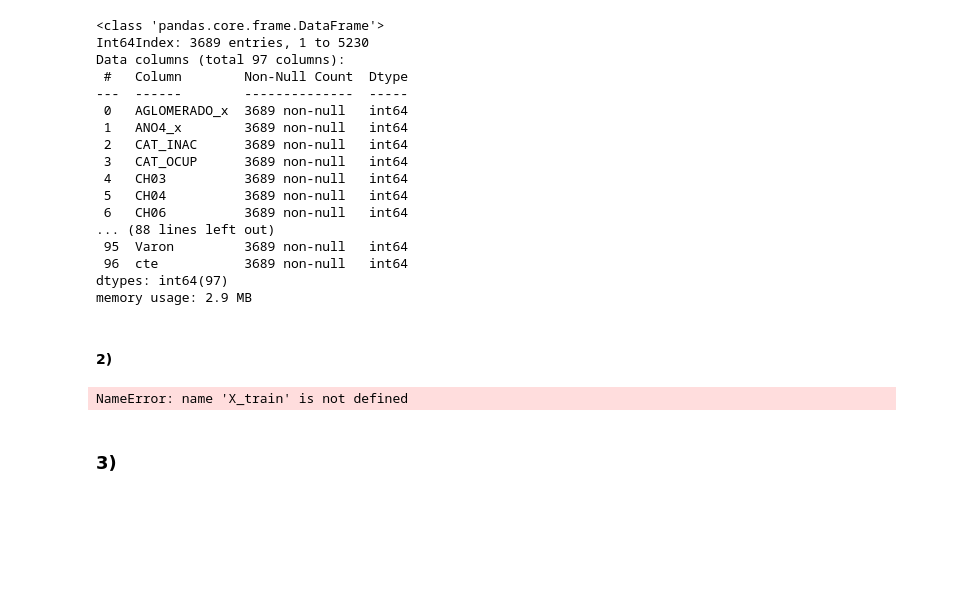
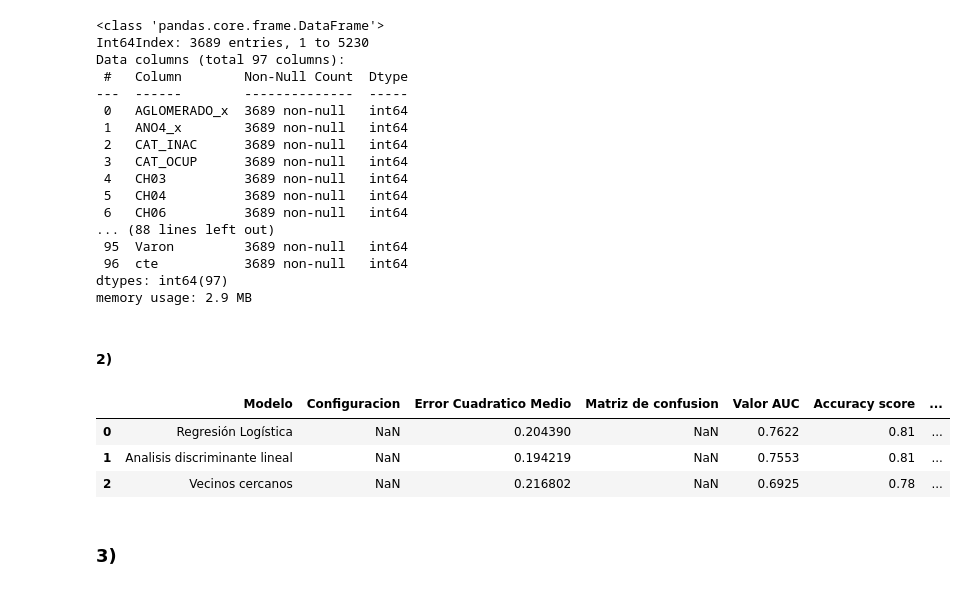
Before and after one commit to hpilar/TrabajosPracticos-Grupo4, a Jupyter notebook: TP3/TP3.ipynb, the cells around one changed output. Saved outputs shown, nothing was run; the diff lists cells and outputs as text; code cells hidden in the pictures; blank space fills up the shorter version.

```diff
--- a/TP3/TP3.ipynb
+++ b/TP3/TP3.ipynb
@@ -809,7 +815,9 @@ def evalua_metodo(nombre_modelo, X_train, y_train, X_test, y_test, p, c) :
 
     if nombre_modelo == "adl":
         # Entrenamos el modelo para el análisis discriminante lineal
-        lda = LinearDiscriminantAnalysis.fit(X_train, y_train)
+        lda = LinearDiscriminantAnalysis()
+        lda = lda.fit(X= X_train, y=y_train)
+
         # Realizamos las predicciones para la muestra de testeo
         y_pred_lda = lda.predict(X_test)
         # Armamos la matriz de confusión.
@@ -837,7 +845,7 @@ def evalua_metodo(nombre_modelo, X_train, y_train, X_test, y_test, p, c) :
         accuracy = accuracy_score(y_test, y_pred_lda)
         k_usados = []
         # Calculamos el ECM
-        ecm = mean_squared_error(y_test, y_pred)
+        ecm = mean_squared_error(y_test, y_pred_lda)
 
     if nombre_modelo == "knn":
         #Determinamos el k a utilizar
@@ -853,7 +861,7 @@ def evalua_metodo(nombre_modelo, X_train, y_train, X_test, y_test, p, c) :
         a_optimo = min(scores_list)
         k_optimo = scores_list.index(a_optimo) + 1
         # Entrenamos al modelo con el método de KNN, tomando el k optimo entre 1 y 10
-        knn = modelo(n_neighbors= k_optimo)
+        knn = KNeighborsClassifier(n_neighbors= k_optimo)
         knn.fit(X_train, y_train)
         # Realizamos las predicciones para la muestra de testeo
         y_pred_knn = knn.predict(X_test)
@@ -881,7 +889,7 @@ def evalua_metodo(nombre_modelo, X_train, y_train, X_test, y_test, p, c) :
         accuracy = accuracy_score(y_test, y_pred_knn)
         k_usados = "La cantidad de vecinos cercanos utilizados es " + str(k_optimo)
         # Calculamos el ECM
-        ecm = mean_squared_error(y_test, y_pred)
+        ecm = mean_squared_error(y_test, y_pred_knn)
 
 
     metricas = {"Matriz de Confusion": "Ver matriz impresa", "Curva de ROC": "Ver gráfico", "Valor AUC" : "%.4f" %auc, "Accuracy score": "%.2f" %accuracy, "ECM": ecm}
@@ -978,7 +986,7 @@ def evalua_config(configuraciones, nombre_modelo, k_particiones, X, y) :
             config_optimo = config
 
     optimos = {"Error cuadratico medio optimo":ecm_optimo, "Configuracion optima": config_optimo}
-    return optimos
+    return optimos, config_optimo, ecm_optimo
 # %% [markdown]
 ### 4)
 # %%
@@ -1134,9 +1163,13 @@ memory usage: 2.9 MB
 #### 2)
 # %%
 configuraciones = [{"penalty":'l2', 'C':5}]
-evalua_multiples_metodos(configuraciones, 2, X, y)
+df= evalua_multiples_metodos(configuraciones, 2, X, y)
+df
 # %% [output]
-NameError: name 'X_train' is not defined
+|  | Modelo | Configuracion | Error Cuadratico Medio | Matriz de confusion | Valor AUC | Accuracy score | ... |
+| 0 | Regresión Logística | NaN | 0.204390 | NaN | 0.7622 | 0.81 | ... |
+| 1 | Analisis discriminante lineal | NaN | 0.194219 | NaN | 0.7553 | 0.81 | ... |
+| 2 | Vecinos cercanos | NaN | 0.216802 | NaN | 0.6925 | 0.78 | ... |
 # %% [markdown]
 ### 3)
 # %% [markdown]
```
Also changed, not shown: parts of 13 cells of this notebook.
